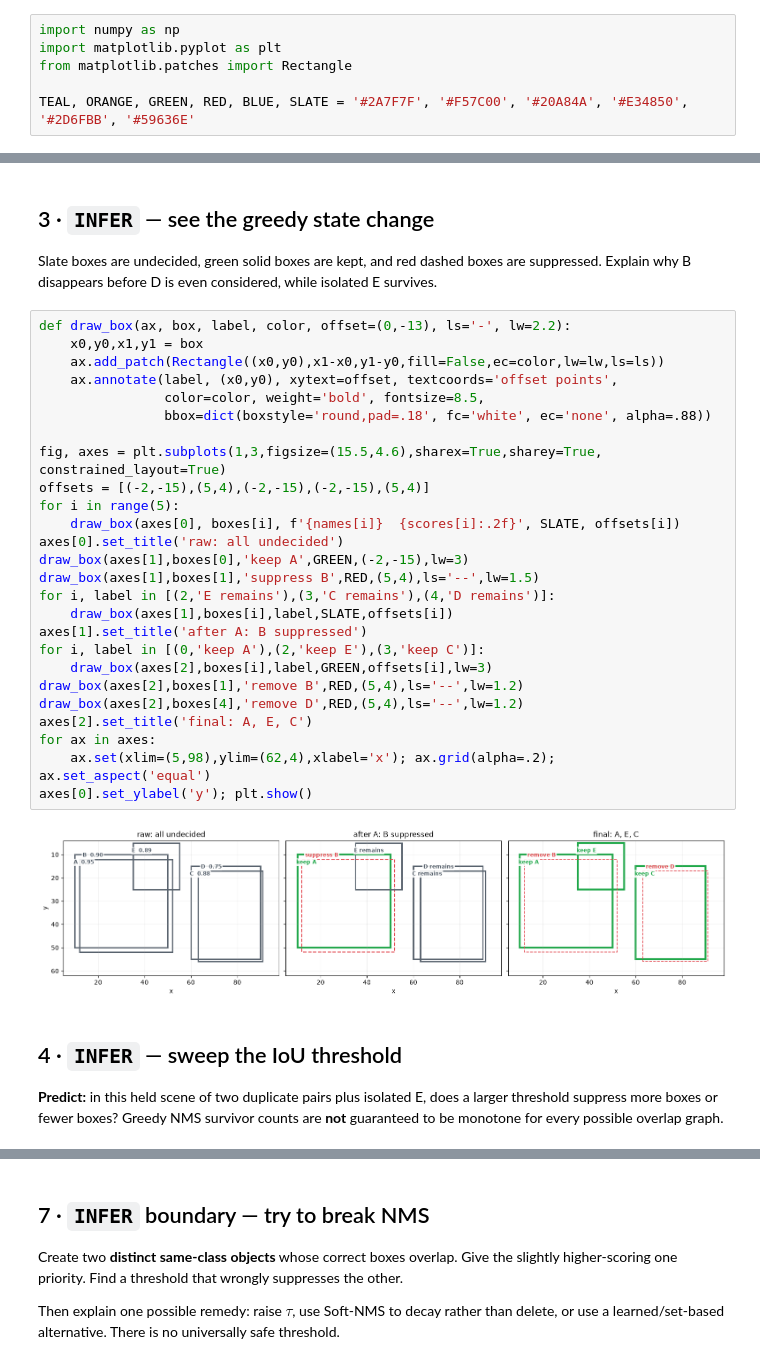
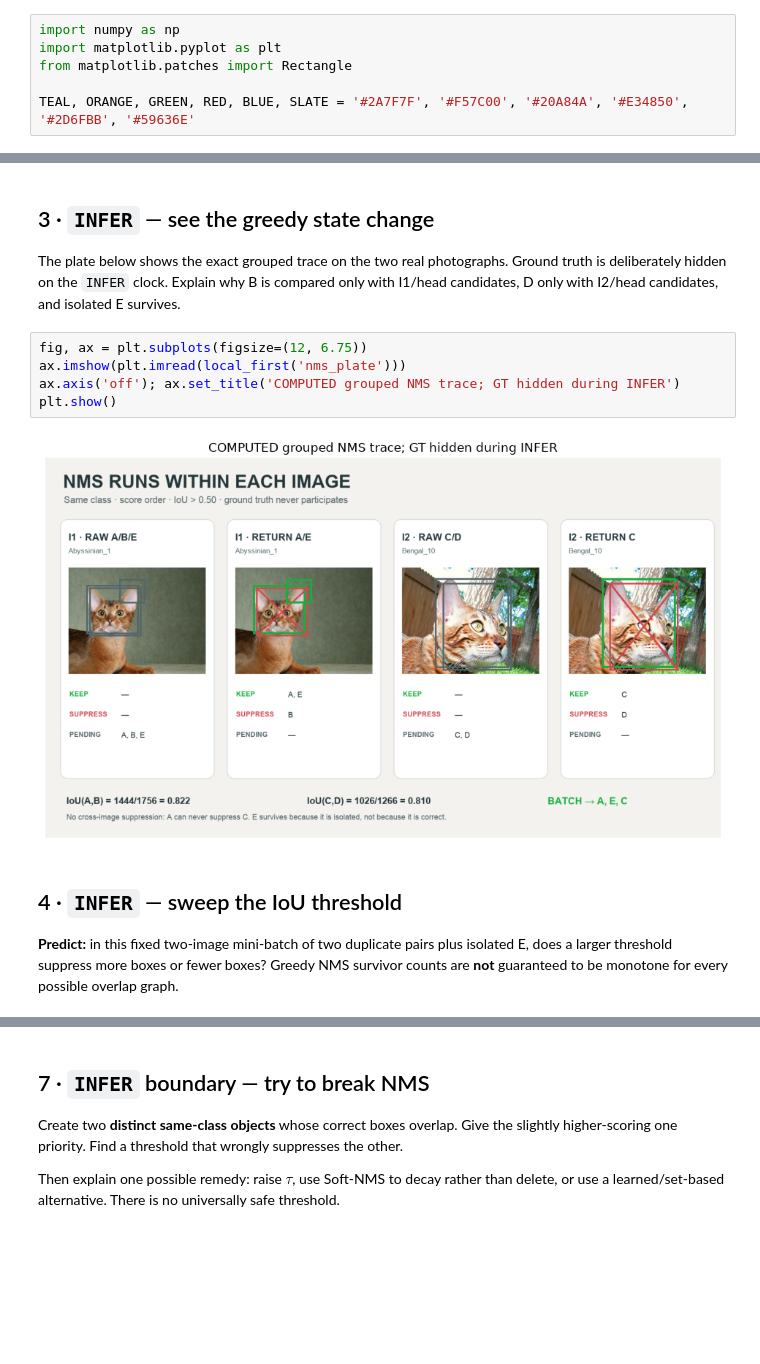
Before and after one commit to nipunbatra/dl-teaching, a Jupyter notebook: notebooks/L09/02_nms_from_scratch.ipynb, the cells around one changed output, grey strips where cells are left out. Drawn from its saved outputs; the diff is of its cells as text; blank space fills up the shorter version.

Commit message:
Ground Lecture 10 detection in real box evidence

```diff
--- a/notebooks/L09/02_nms_from_scratch.ipynb
+++ b/notebooks/L09/02_nms_from_scratch.ipynb
@@ -92,38 +198,17 @@ final survivors: ['A', 'E', 'C']
 # %% [markdown]
 ## 3 · `INFER` — see the greedy state change
 
-Slate boxes are undecided, green solid boxes are kept, and red dashed boxes are suppressed. Explain why B disappears before D is even considered, while isolated E survives.
+The plate below shows the exact grouped trace on the two real photographs. Ground truth is deliberately hidden on the `INFER` clock. Explain why B is compared only with I1/head candidates, D only with I2/head candidates, and isolated E survives.
 # %%
-def draw_box(ax, box, label, color, offset=(0,-13), ls='-', lw=2.2):
-    x0,y0,x1,y1 = box
-    ax.add_patch(Rectangle((x0,y0),x1-x0,y1-y0,fill=False,ec=color,lw=lw,ls=ls))
-    ax.annotate(label, (x0,y0), xytext=offset, textcoords='offset points',
-                color=color, weight='bold', fontsize=8.5,
-                bbox=dict(boxstyle='round,pad=.18', fc='white', ec='none', alpha=.88))
-
-fig, axes = plt.subplots(1,3,figsize=(15.5,4.6),sharex=True,sharey=True, constrained_layout=True)
-offsets = [(-2,-15),(5,4),(-2,-15),(-2,-15),(5,4)]
-for i in range(5):
-    draw_box(axes[0], boxes[i], f'{names[i]}  {scores[i]:.2f}', SLATE, offsets[i])
-axes[0].set_title('raw: all undecided')
-draw_box(axes[1],boxes[0],'keep A',GREEN,(-2,-15),lw=3)
-draw_box(axes[1],boxes[1],'suppress B',RED,(5,4),ls='--',lw=1.5)
-for i, label in [(2,'E remains'),(3,'C remains'),(4,'D remains')]:
-    draw_box(axes[1],boxes[i],label,SLATE,offsets[i])
-axes[1].set_title('after A: B suppressed')
-for i, label in [(0,'keep A'),(2,'keep E'),(3,'keep C')]:
-    draw_box(axes[2],boxes[i],label,GREEN,offsets[i],lw=3)
-draw_box(axes[2],boxes[1],'remove B',RED,(5,4),ls='--',lw=1.2)
-draw_box(axes[2],boxes[4],'remove D',RED,(5,4),ls='--',lw=1.2)
-axes[2].set_title('final: A, E, C')
-for ax in axes:
-    ax.set(xlim=(5,98),ylim=(62,4),xlabel='x'); ax.grid(alpha=.2); ax.set_aspect('equal')
-axes[0].set_ylabel('y'); plt.show()
+fig, ax = plt.subplots(figsize=(12, 6.75))
+ax.imshow(plt.imread(local_first('nms_plate')))
+ax.axis('off'); ax.set_title('COMPUTED grouped NMS trace; GT hidden during INFER')
+plt.show()
 # %% [output]
-[figure, old version]
+[figure, new version]
 # %% [markdown]
 ## 4 · `INFER` — sweep the IoU threshold
 
-**Predict:** in this held scene of two duplicate pairs plus isolated E, does a larger threshold suppress more boxes or fewer boxes? Greedy NMS survivor counts are **not** guaranteed to be monotone for every possible overlap graph.
+**Predict:** in this fixed two-image mini-batch of two duplicate pairs plus isolated E, does a larger threshold suppress more boxes or fewer boxes? Greedy NMS survivor counts are **not** guaranteed to be monotone for every possible overlap graph.
 # %%
 for threshold in [.3,.5,.8,.9]:
```
Also changed, not shown: parts of 15 cells of this notebook, 18 other files.
